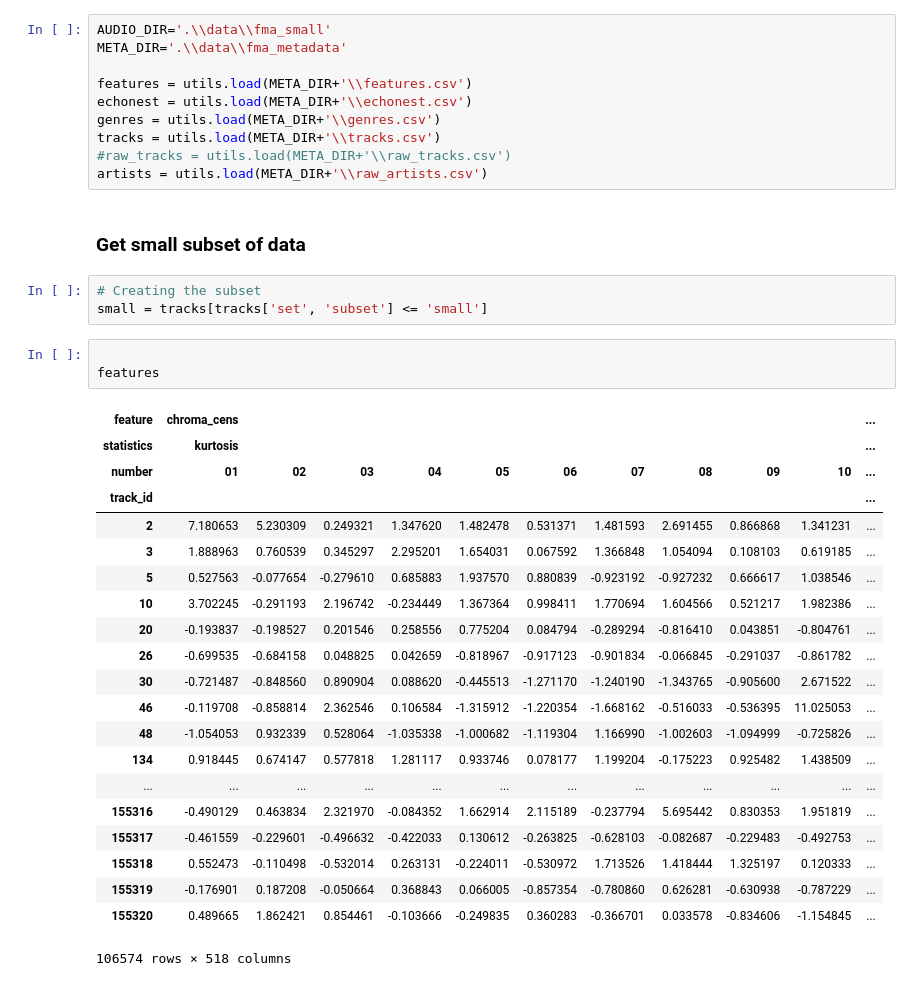
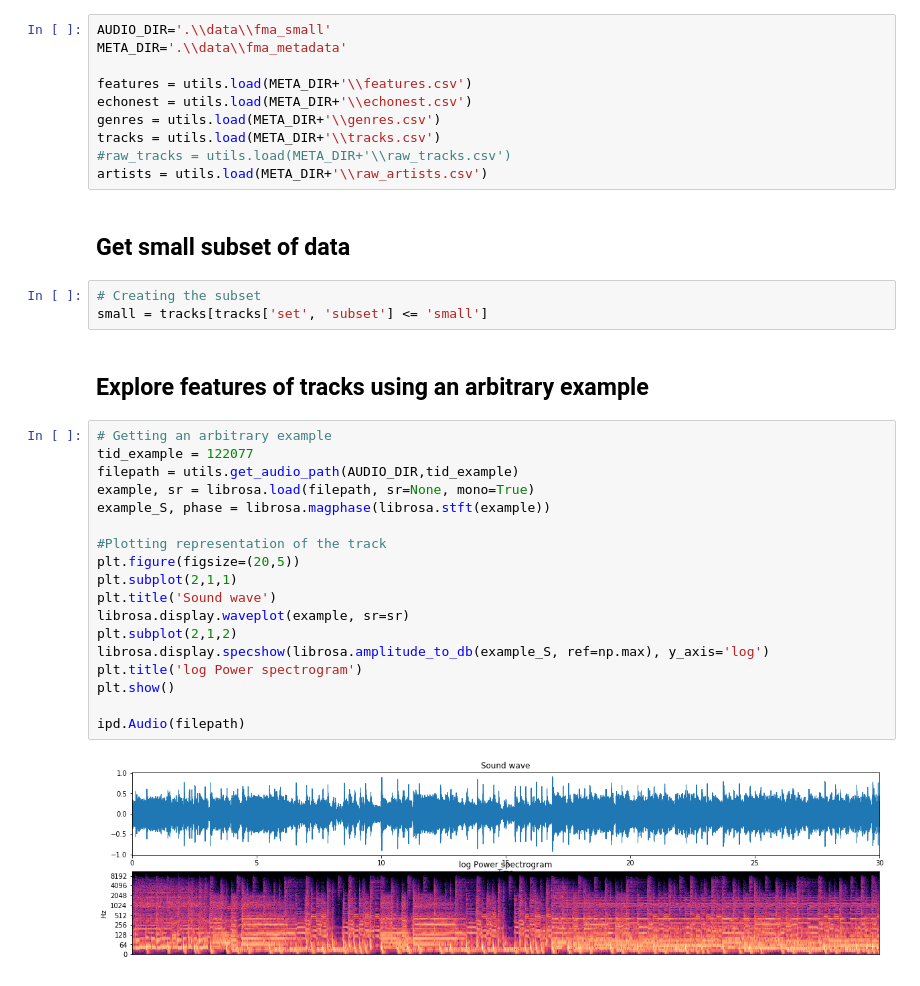
Before and after one commit to Dolado/fma, a Jupyter notebook: song_category_prediction.ipynb, the cells around one changed output. Saved outputs shown, nothing was run; the diff lists cells and outputs as text.

Commit message:
Adding features visualitation to main notebook

```diff
--- a/song_category_prediction.ipynb
+++ b/song_category_prediction.ipynb
@@ -51,32 +47,29 @@ tracks = utils.load(META_DIR+'\\tracks.csv')
 #raw_tracks = utils.load(META_DIR+'\\raw_tracks.csv')
 artists = utils.load(META_DIR+'\\raw_artists.csv')
 # %% [markdown]
-### Get small subset of data
+## Get small subset of data
 # %%
 # Creating the subset
 small = tracks[tracks['set', 'subset'] <= 'small']
-# %%
-
-features
-# %% [output]
-| feature | chroma_cens |  |  |  |  |  |  |  |  |  | ... |
-| statistics | kurtosis |  |  |  |  |  |  |  |  |  | ... |
-| number | 01 | 02 | 03 | 04 | 05 | 06 | 07 | 08 | 09 | 10 | ... |
-| track_id |  |  |  |  |  |  |  |  |  |  | ... |
-| 2 | 7.180653 | 5.230309 | 0.249321 | 1.347620 | 1.482478 | 0.531371 | 1.481593 | 2.691455 | 0.866868 | 1.341231 | ... |
-| 3 | 1.888963 | 0.760539 | 0.345297 | 2.295201 | 1.654031 | 0.067592 | 1.366848 | 1.054094 | 0.108103 | 0.619185 | ... |
-| 5 | 0.527563 | -0.077654 | -0.279610 | 0.685883 | 1.937570 | 0.880839 | -0.923192 | -0.927232 | 0.666617 | 1.038546 | ... |
-| 10 | 3.702245 | -0.291193 | 2.196742 | -0.234449 | 1.367364 | 0.998411 | 1.770694 | 1.604566 | 0.521217 | 1.982386 | ... |
-| 20 | -0.193837 | -0.198527 | 0.201546 | 0.258556 | 0.775204 | 0.084794 | -0.289294 | -0.816410 | 0.043851 | -0.804761 | ... |
-| 26 | -0.699535 | -0.684158 | 0.048825 | 0.042659 | -0.818967 | -0.917123 | -0.901834 | -0.066845 | -0.291037 | -0.861782 | ... |
-| 30 | -0.721487 | -0.848560 | 0.890904 | 0.088620 | -0.445513 | -1.271170 | -1.240190 | -1.343765 | -0.905600 | 2.671522 | ... |
-| 46 | -0.119708 | -0.858814 | 2.362546 | 0.106584 | -1.315912 | -1.220354 | -1.668162 | -0.516033 | -0.536395 | 11.025053 | ... |
-| 48 | -1.054053 | 0.932339 | 0.528064 | -1.035338 | -1.000682 | -1.119304 | 1.166990 | -1.002603 | -1.094999 | -0.725826 | ... |
-| 134 | 0.918445 | 0.674147 | 0.577818 | 1.281117 | 0.933746 | 0.078177 | 1.199204 | -0.175223 | 0.925482 | 1.438509 | ... |
-| ... | ... | ... | ... | ... | ... | ... | ... | ... | ... | ... | ... |
-| 155316 | -0.490129 | 0.463834 | 2.321970 | -0.084352 | 1.662914 | 2.115189 | -0.237794 | 5.695442 | 0.830353 | 1.951819 | ... |
-| 155317 | -0.461559 | -0.229601 | -0.496632 | -0.422033 | 0.130612 | -0.263825 | -0.628103 | -0.082687 | -0.229483 | -0.492753 | ... |
-| 155318 | 0.552473 | -0.110498 | -0.532014 | 0.263131 | -0.224011 | -0.530972 | 1.713526 | 1.418444 | 1.325197 | 0.120333 | ... |
-| 155319 | -0.176901 | 0.187208 | -0.050664 | 0.368843 | 0.066005 | -0.857354 | -0.780860 | 0.626281 | -0.630938 | -0.787229 | ... |
-| 155320 | 0.489665 | 1.862421 | 0.854461 | -0.103666 | -0.249835 | 0.360283 | -0.366701 | 0.033578 | -0.834606 | -1.154845 | ... |
-106574 rows × 518 columns
+# %% [markdown]
+## Explore features of tracks using an arbitrary example
+# %%
+# Getting an arbitrary example
+tid_example = 122077
+filepath = utils.get_audio_path(AUDIO_DIR,tid_example)
+example, sr = librosa.load(filepath, sr=None, mono=True)
+example_S, phase = librosa.magphase(librosa.stft(example))
+
+#Plotting representation of the track
+plt.figure(figsize=(20,5))
+plt.subplot(2,1,1)
+plt.title('Sound wave')
+librosa.display.waveplot(example, sr=sr)
+plt.subplot(2,1,2)
+librosa.display.specshow(librosa.amplitude_to_db(example_S, ref=np.max), y_axis='log')
+plt.title('log Power spectrogram')
+plt.show()
+
+ipd.Audio(filepath)
+# %% [output]
+[figure, added]
```
Also changed, not shown: parts of 13 cells of this notebook.
